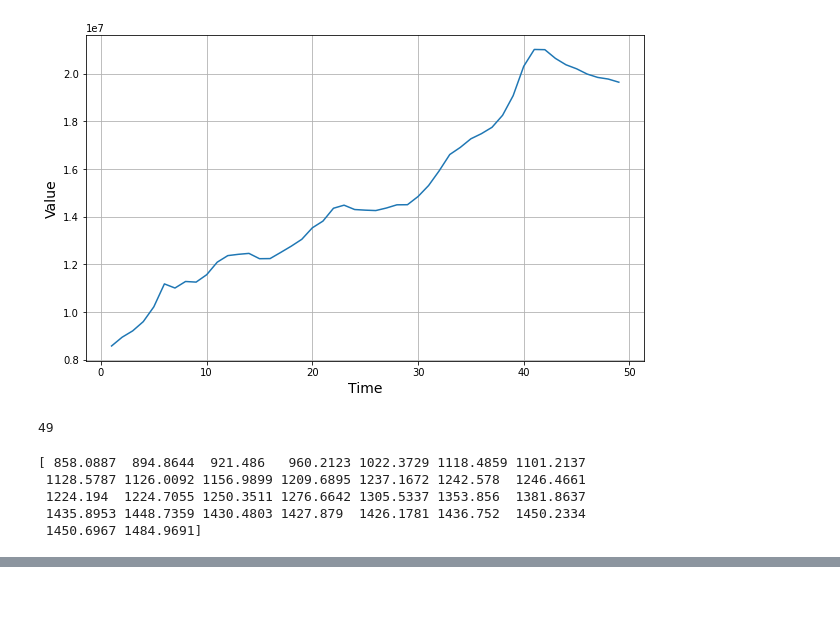
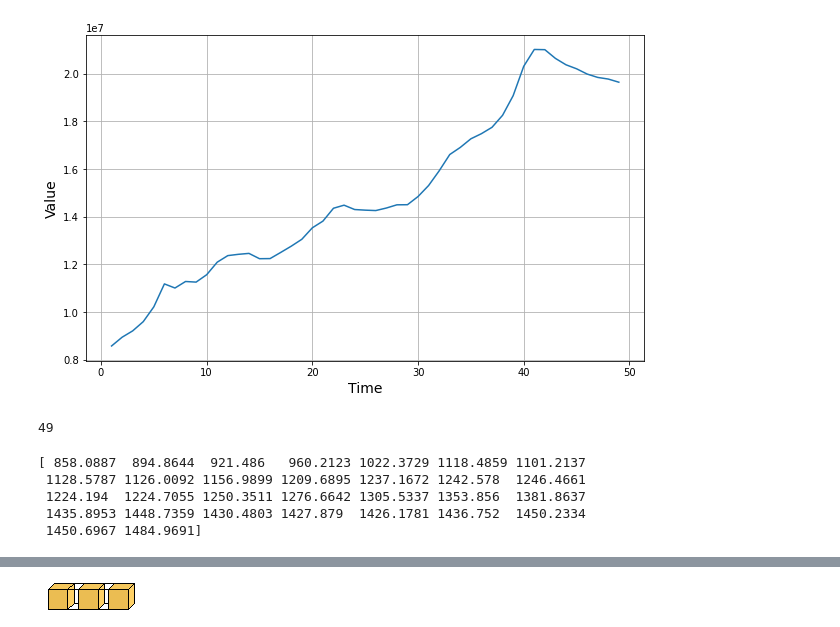
Before and after one commit to Vineet2107/HSO201_CourseProject, a Jupyter notebook: HSO_Arush.ipynb, the cells around one changed output, grey strips where cells are left out. Saved outputs shown, nothing was run; the diff lists cells and outputs as text; code cells hidden in the pictures; blank space fills up the shorter version.

```diff
--- a/HSO_Arush.ipynb
+++ b/HSO_Arush.ipynb
@@ -799,0 +843,11 @@ Epoch 500/500
+# %%
+import visualkeras
+
+model = model
+
+visualkeras.layered_view(model).show() # display using your system viewer
+# visualkeras.layered_view(model, to_file='output.png').show() # write and show
+# %%
+visualkeras.layered_view(model)
+# %% [output]
+[figure, added]
```
Also changed, not shown: parts of 9 cells of this notebook.
